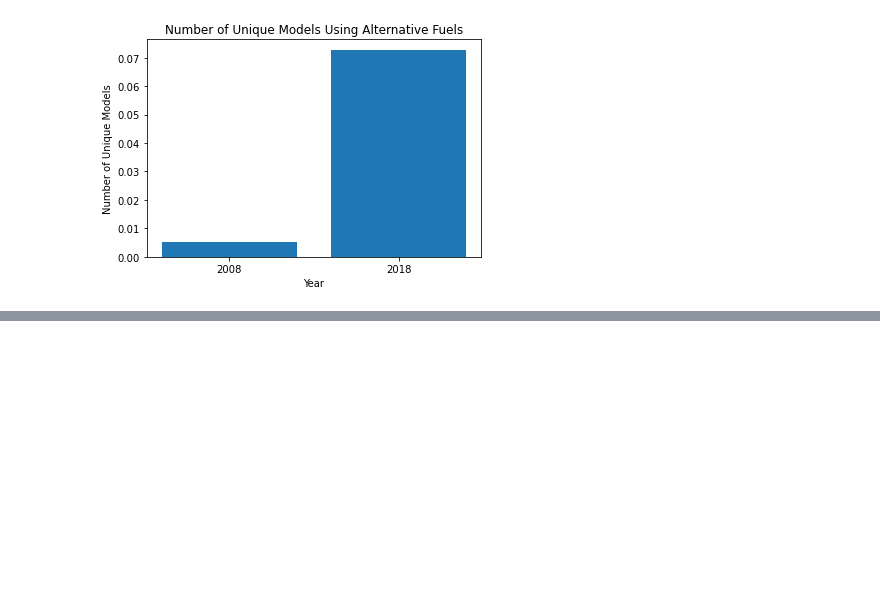
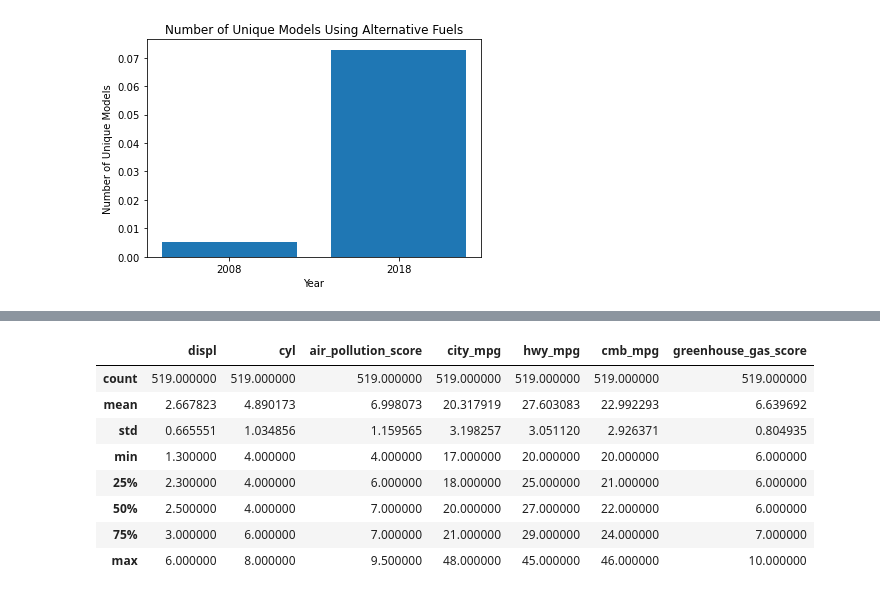
Before and after one commit to jacyee/fuel-economy, a Jupyter notebook: fuel_economy.ipynb, the cells around one changed output, grey strips where cells are left out. Drawn from its saved outputs; the diff is of its cells as text; code cells hidden in the pictures; blank space fills up the shorter version.

```diff
--- a/fuel_economy.ipynb
+++ b/fuel_economy.ipynb
@@ -425,0 +484,14 @@ plt.ylabel("Number of Unique Models");
+# %%
+# features of fuel economy vehicles
+top_08 = df_08.query('cmb_mpg>cmb_mpg.mean()')
+top_08.describe()
+# %% [output]
+|  | displ | cyl | air_pollution_score | city_mpg | hwy_mpg | cmb_mpg | greenhouse_gas_score |
+| count | 519.000000 | 519.000000 | 519.000000 | 519.000000 | 519.000000 | 519.000000 | 519.000000 |
+| mean | 2.667823 | 4.890173 | 6.998073 | 20.317919 | 27.603083 | 22.992293 | 6.639692 |
+| std | 0.665551 | 1.034856 | 1.159565 | 3.198257 | 3.051120 | 2.926371 | 0.804935 |
+| min | 1.300000 | 4.000000 | 4.000000 | 17.000000 | 20.000000 | 20.000000 | 6.000000 |
+| 25% | 2.300000 | 4.000000 | 6.000000 | 18.000000 | 25.000000 | 21.000000 | 6.000000 |
+| 50% | 2.500000 | 4.000000 | 7.000000 | 20.000000 | 27.000000 | 22.000000 | 6.000000 |
+| 75% | 3.000000 | 6.000000 | 7.000000 | 21.000000 | 29.000000 | 24.000000 | 7.000000 |
+| max | 6.000000 | 8.000000 | 9.500000 | 48.000000 | 45.000000 | 46.000000 | 10.000000 |
```
Also changed, not shown: parts of 7 cells of this notebook.
